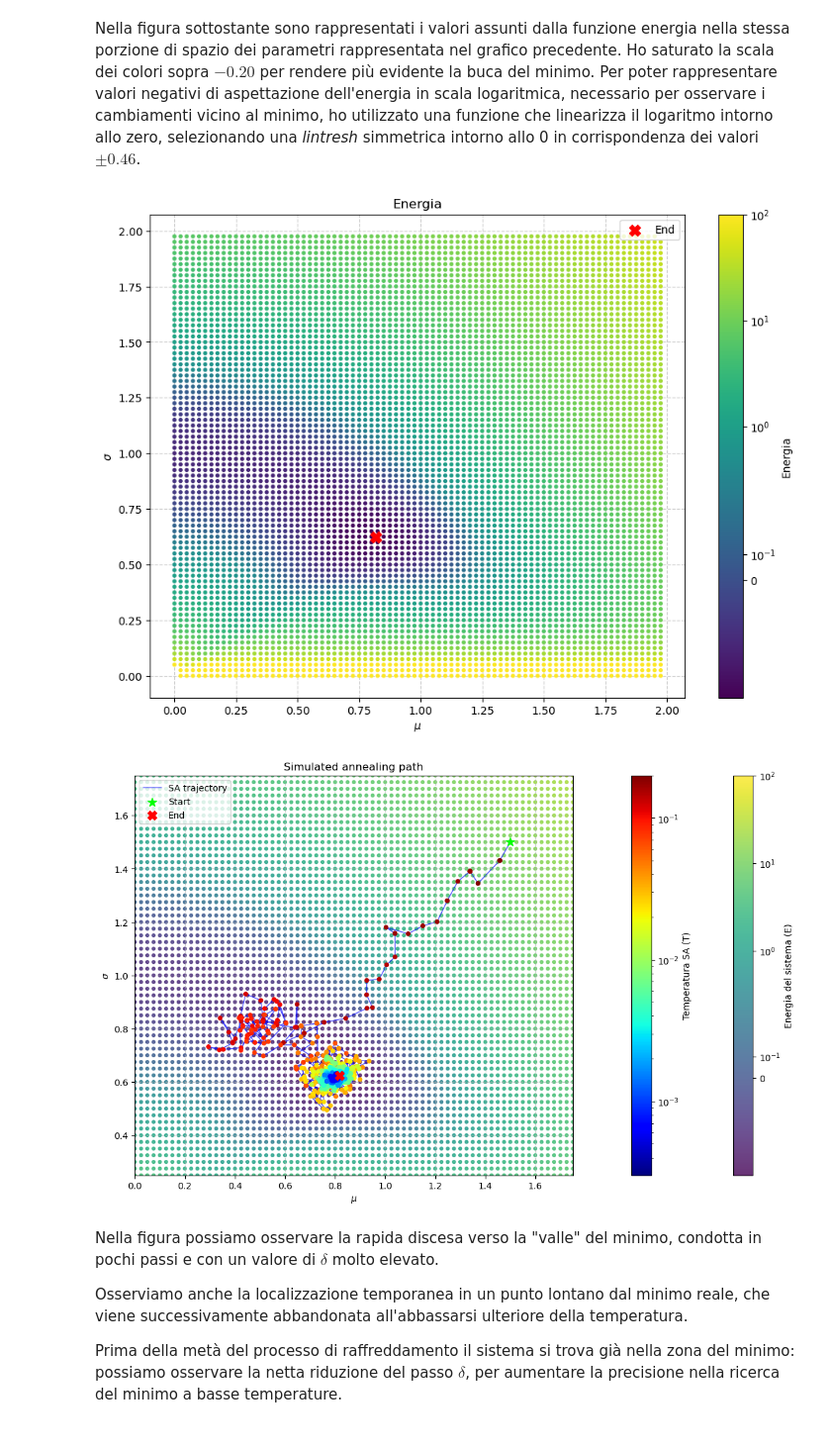
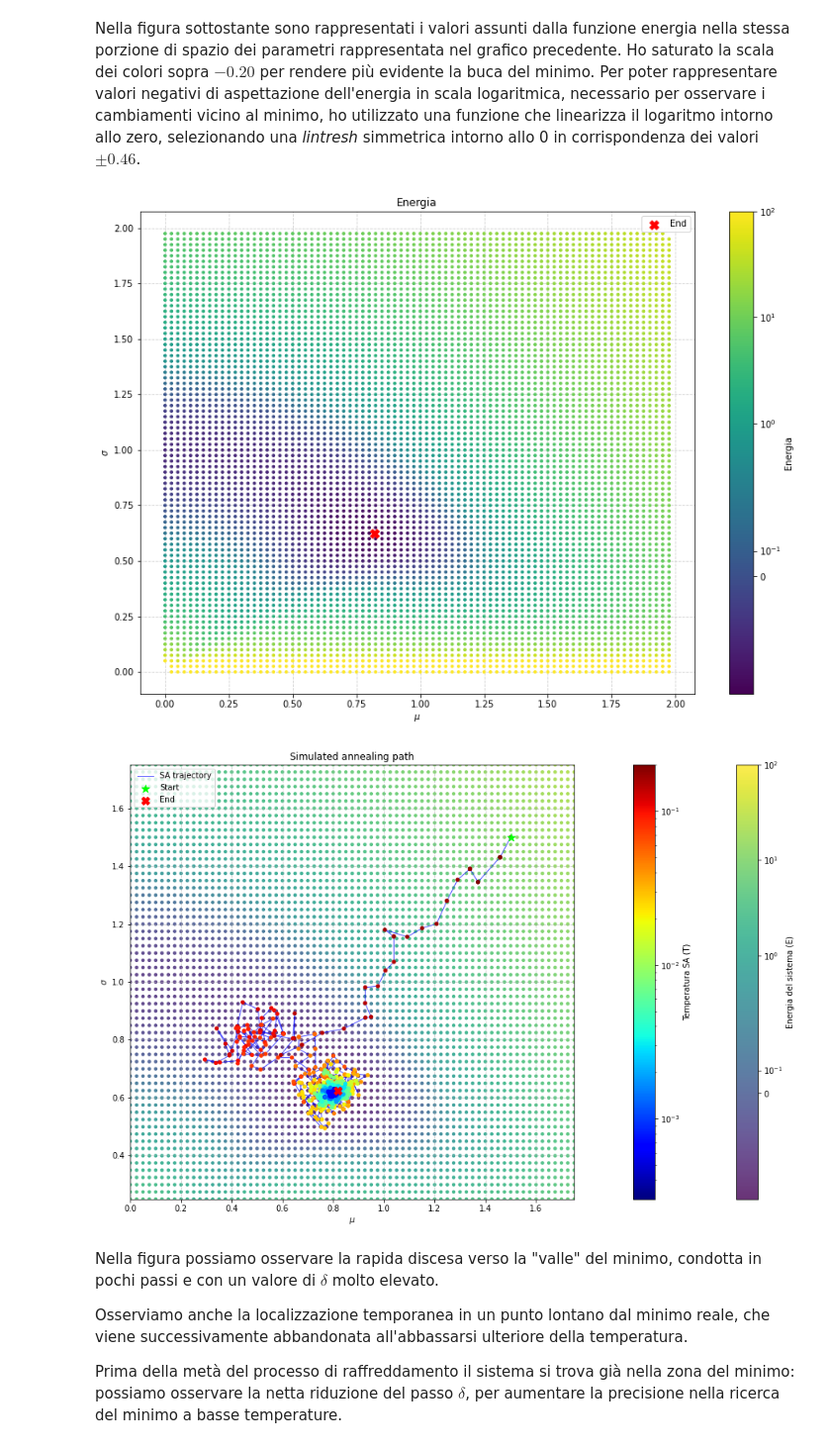
Before and after one commit to michelebrambilla/LSN-Michele-Brambilla, a Jupyter notebook: LSN_Lecture_08/LSN_Exercise_08.ipynb, the cells around one changed output. Shown at 99% size. Saved outputs shown, nothing was run; the diff lists cells and outputs as text; code cells hidden in the pictures.

```diff
--- a/LSN_Lecture_08/LSN_Exercise_08.ipynb
+++ b/LSN_Lecture_08/LSN_Exercise_08.ipynb
@@ -219,7 +241,7 @@ Miglior valore di μ: 0.818955
 # %% [markdown]
 Nella figura sottostante sono rappresentati i valori assunti dalla funzione energia nella stessa porzione di spazio dei parametri rappresentata nel grafico precedente. Ho saturato la scala dei colori sopra $-0.20$ per rendere più evidente la buca del minimo. Per poter rappresentare valori negativi di aspettazione dell'energia in scala logaritmica, necessario per osservare i cambiamenti vicino al minimo, ho utilizzato una funzione che linearizza il logaritmo intorno allo zero, selezionando una _lintresh_ simmetrica intorno allo 0 in corrispondenza dei valori $\pm 0.46$.
 # %%
-plt.figure(figsize=(11, 8))
+plt.figure(figsize=(14, 10))
 
 
 mu_v, sigma_v, energy_v = np.loadtxt("values_grid.txt", usecols = (0, 1, 2), unpack = True)
@@ -235,36 +257,36 @@ plt.grid(True, linestyle='--', alpha=0.6)
 plt.legend()
 plt.plot();
 # %% [output]
-[figure, old version]
+[figure, new version]
 # %%
-plt.figure(figsize=(14, 8))
+plt.figure(figsize=(16, 10))
 
 scatter_E = plt.scatter(mu_v, sigma_v, c=energy_v, cmap='viridis', norm=SymLogNorm(linthresh=0.46, vmin=-0.46, vmax=100), s=12, alpha = 0.8, zorder=0)
 plt.plot(mu, sigma, color='blue', linewidth=1, alpha=0.7, zorder = 1, label='SA trajectory')
 
 scatter_T = plt.scatter(mu, sigma, c=T_list, cmap='jet', norm=LogNorm(), s=18, zorder=2)
 
 plt.scatter(mu[0], sigma[0], color='lime', s=100, marker='*', zorder = 5, label='Start')
 
 plt.scatter(mu[-1], sigma[-1], color='red', s=100, marker='X', zorder = 5, label='End')
 
 
 plt.title("Simulated annealing path")
 plt.xlabel(r'$\mu$')
 plt.ylabel(r'$\sigma$')
 plt.grid(True, linestyle='--', alpha=0.6)
 plt.xlim(0.0, 1.75)
 plt.ylim(0.25, 1.75)
 
 cbar_E = plt.colorbar(scatter_E, pad=0.02)
 cbar_E.set_label('Energia del sistema (E)')
 
 cbar_T = plt.colorbar(scatter_T, pad=0.1)
 cbar_T.set_label('Temperatura SA (T)')
 plt.legend(loc = 'upper left')
 plt.plot();
 # %% [output]
-[figure, old version]
+[figure, new version]
 # %% [markdown]
 Nella figura possiamo osservare la rapida discesa verso la "valle" del minimo, condotta in pochi passi e con un valore di $\delta$ molto elevato.
 
```
Also changed, not shown: parts of 13 cells of this notebook, 1 other file.
